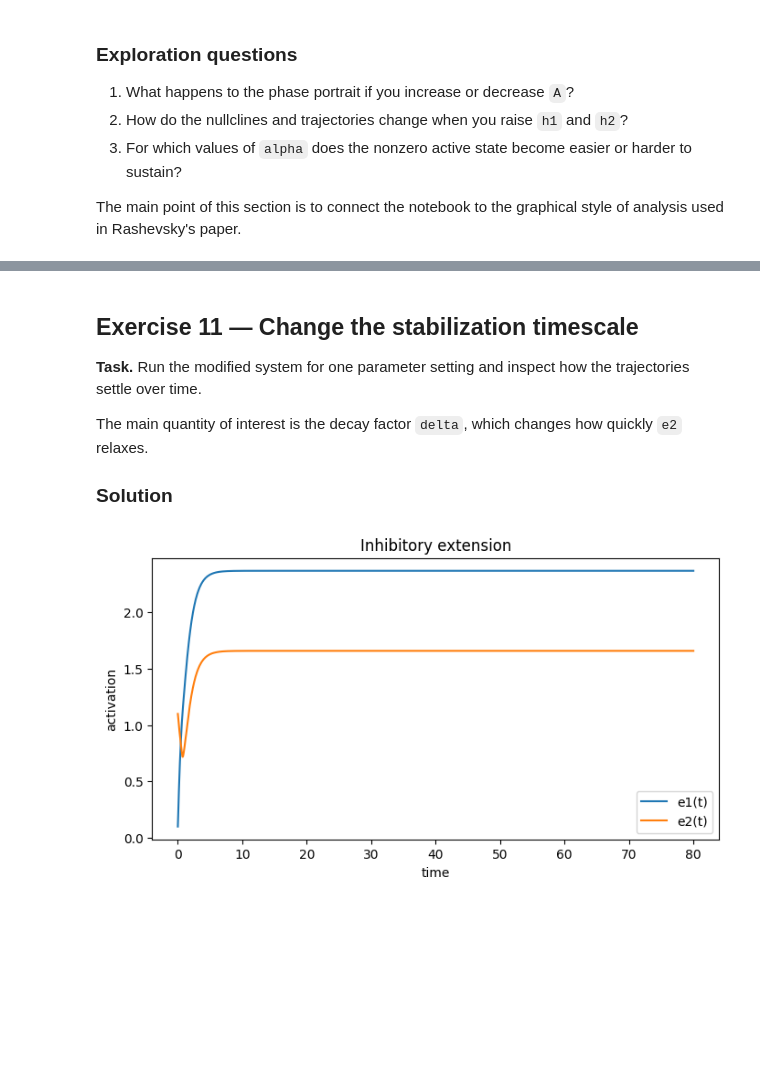
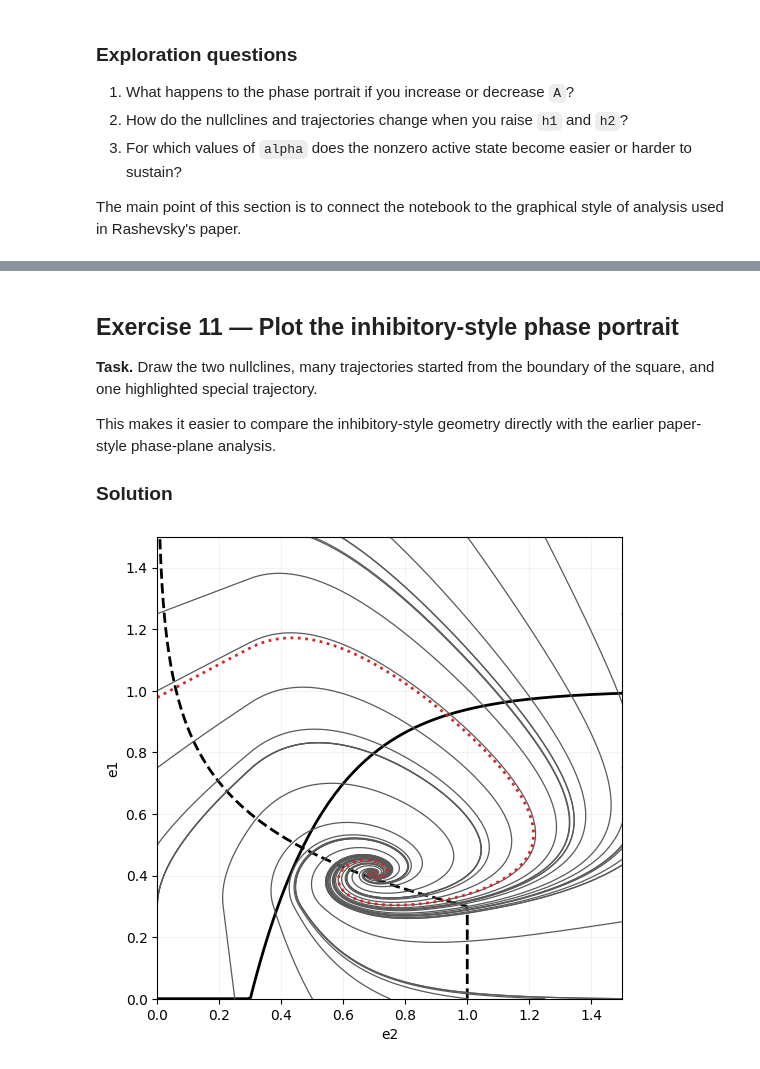
Before and after one commit to hiazmani/roai_vub, a Jupyter notebook: 2526/opdrachten/opdracht_3_neurale_netwerken/rashevsky_conditioning_student_notebook.ipynb, the cells around one changed output, grey strips where cells are left out. Saved outputs shown, nothing was run; the diff lists cells and outputs as text; code cells hidden in the pictures; blank space fills up the shorter version.

Commit message:
Align Rashevsky plots with PI notes

```diff
--- a/2526/opdrachten/opdracht_3_neurale_netwerken/rashevsky_conditioning_student_notebook.ipynb
+++ b/2526/opdrachten/opdracht_3_neurale_netwerken/rashevsky_conditioning_student_notebook.ipynb
@@ -645,50 +657,80 @@ $$
 
 ### Solution
 # %%
+
+def excitation_r_style(x, a, h):
+    x = np.asarray(x)
+    y = np.zeros_like(x, dtype=float)
+    mask = x > h
+    y[mask] = 1.0 - np.exp(-a * (x[mask] - h))
+    if y.ndim == 0:
+        return float(y)
+    return y
+
 
 def rashevsky_inhibitory_rhs(state, t, params):
     e1, e2 = state
 
-    E1 = excitation(e1, alpha=params["alpha"], h=params["h"])
-    E2 = excitation(e2, alpha=params["alpha"], h=params["h"])
+    E1 = excitation_r_style(e1, a=params["a"], h=params["h1"])
+    E2 = excitation_r_style(e2, a=params["a"], h=params["h2"])
 
-    de1dt = params["A"] * E2 - e1
-    de2dt = params["A"] * (1.0 - E1) - e2 / params["delta"]
+    de1dt = E2 - e1 / params["alpha"]
+    de2dt = (1.0 - E1) - e2 / params["alpha"]
     return [de1dt, de2dt]
 
 
 def simulate_inhibitory(x0, t, params):
     return odeint(rashevsky_inhibitory_rhs, x0, t, args=(params,))
 # %% [markdown]
-## Exercise 11 — Change the stabilization timescale
+## Exercise 11 — Plot the inhibitory-style phase portrait
 
-**Task.** Run the modified system for one parameter setting and inspect how the trajectories settle over time.
+**Task.** Draw the two nullclines, many trajectories started from the boundary of the square, and one highlighted special trajectory.
 
-The main quantity of interest is the decay factor `delta`, which changes how quickly `e2` relaxes.
+This makes it easier to compare the inhibitory-style geometry directly with the earlier paper-style phase-plane analysis.
 
 ### Solution
 # %%
 
+def plot_r_style_inhibitory_phase_portrait(
+    params,
+    t=np.linspace(0, 40, 4000),
+    x_plot_max=1.5,
+    x_curve_max=4.0,
+    highlighted_initial=(0.0, 0.9779547),
+):
+    x = np.linspace(0, x_curve_max, 400)
+    e1_curve = 1.0 - np.exp(-params["a"] * np.maximum(0.0, x - params["h2"]))
+    e2_curve_input = np.exp(-params["a"] * np.maximum(0.0, x - params["h1"]))
+
+    plt.figure(figsize=(6, 6))
+    plt.plot(x, e1_curve, linewidth=2, color="black")
+    plt.plot(e2_curve_input, x, linestyle="--", linewidth=2, color="black")
+
+    c0 = np.arange(0, x_plot_max + 1e-9, 0.25)
+    for e0 in c0:
+        for x0 in ([e0, 0.0], [e0, x_plot_max], [0.0, e0], [x_plot_max, e0]):
+            sol = simulate_inhibitory(x0, t, params)
+            plt.plot(sol[:, 0], sol[:, 1], color="0.35", linewidth=0.9)
+
+    sol_highlight = simulate_inhibitory(highlighted_initial, t, params)
+    plt.plot(sol_highlight[:, 0], sol_highlight[:, 1], linestyle=":", linewidth=2, color="tab:red")
+
+    plt.xlim(0, x_plot_max)
+    plt.ylim(0, x_plot_max)
+    plt.xlabel("e2")
+    plt.ylabel("e1")
+    plt.grid(alpha=0.15)
+    plt.show()
+
+
 params_inhibitory = {
-    "A": 1.2,
-    "alpha": 3.0,
-    "h": 0.2,
-    "delta": 1.5,
+    "a": 4.0,
+    "alpha": 2.0,
+    "h1": 0.3,
+    "h2": 0.3,
 }
 
-t_long = np.linspace(0, 80, 3000)
-x0 = [0.1, 1.1]
-
-sol_inh = simulate_inhibitory(x0, t_long, params_inhibitory)
-
-plt.figure(figsize=(8, 4))
-plt.plot(t_long, sol_inh[:, 0], label="e1(t)")
-plt.plot(t_long, sol_inh[:, 1], label="e2(t)")
-plt.xlabel("time")
-plt.ylabel("activation")
-plt.title("Complementary second-equation extension")
-plt.legend()
-plt.show()
+plot_r_style_inhibitory_phase_portrait(params_inhibitory)
 # %% [output]
-[figure, old version]
+[figure, new version]
 # %% [markdown]
```
Also changed, not shown: parts of 6 cells of this notebook, 2 other files.
